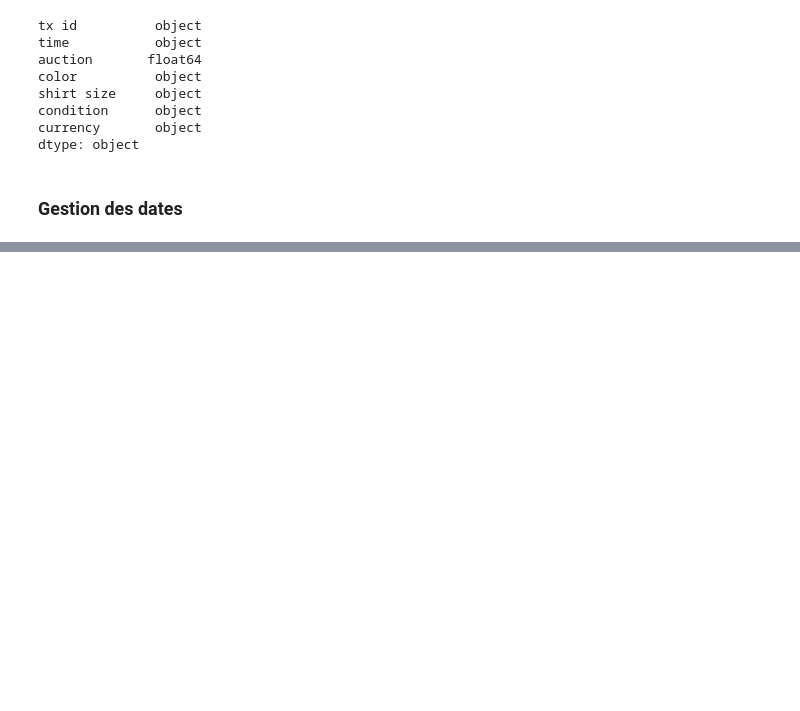
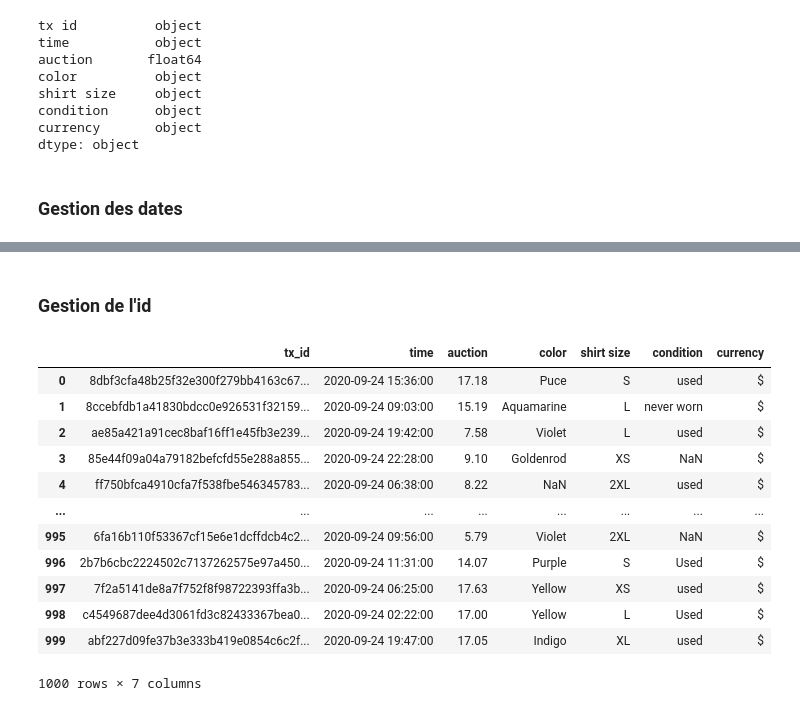
Before and after one commit to kevintsi/pythonIOT, a Jupyter notebook: Pandas/Data_Cleaning/Pandas_data_cleaning_vintage_auctions.ipynb, the cells around one changed output, grey strips where cells are left out. Cells and saved outputs as stored; diff of their text form; code cells hidden in the pictures; blank space fills up the shorter version.

```diff
--- a/Pandas/Data_Cleaning/Pandas_data_cleaning_vintage_auctions.ipynb
+++ b/Pandas/Data_Cleaning/Pandas_data_cleaning_vintage_auctions.ipynb
@@ -102,0 +114,22 @@ dtype: object
+# %%
+df.time = pds.to_datetime(df.time)
+# %% [markdown]
+### Gestion de l'id
+# %%
+df.rename(columns={"tx id" : "tx_id"}, inplace=True)
+# %%
+df
+# %% [output]
+|  | tx_id | time | auction | color | shirt size | condition | currency |
+| 0 | 8dbf3cfa48b25f32e300f279bb4163c67... | 2020-09-24 15:36:00 | 17.18 | Puce | S | used | $ |
+| 1 | 8ccebfdb1a41830bdcc0e926531f32159... | 2020-09-24 09:03:00 | 15.19 | Aquamarine | L | never worn | $ |
+| 2 | ae85a421a91cec8baf16ff1e45fb3e239... | 2020-09-24 19:42:00 | 7.58 | Violet | L | used | $ |
+| 3 | 85e44f09a04a79182befcfd55e288a855... | 2020-09-24 22:28:00 | 9.10 | Goldenrod | XS | NaN | $ |
+| 4 | ff750bfca4910cfa7f538fbe546345783... | 2020-09-24 06:38:00 | 8.22 | NaN | 2XL | used | $ |
+| ... | ... | ... | ... | ... | ... | ... | ... |
+| 995 | 6fa16b110f53367cf15e6e1dcffdcb4c2... | 2020-09-24 09:56:00 | 5.79 | Violet | 2XL | NaN | $ |
+| 996 | 2b7b6cbc2224502c7137262575e97a450... | 2020-09-24 11:31:00 | 14.07 | Purple | S | Used | $ |
+| 997 | 7f2a5141de8a7f752f8f98722393ffa3b... | 2020-09-24 06:25:00 | 17.63 | Yellow | XS | used | $ |
+| 998 | c4549687dee4d3061fd3c82433367bea0... | 2020-09-24 02:22:00 | 17.00 | Yellow | L | Used | $ |
+| 999 | abf227d09fe37b3e333b419e0854c6c2f... | 2020-09-24 19:47:00 | 17.05 | Indigo | XL | used | $ |
+1000 rows × 7 columns
```
Also changed, not shown: parts of 2 cells of this notebook, 4 other files.
